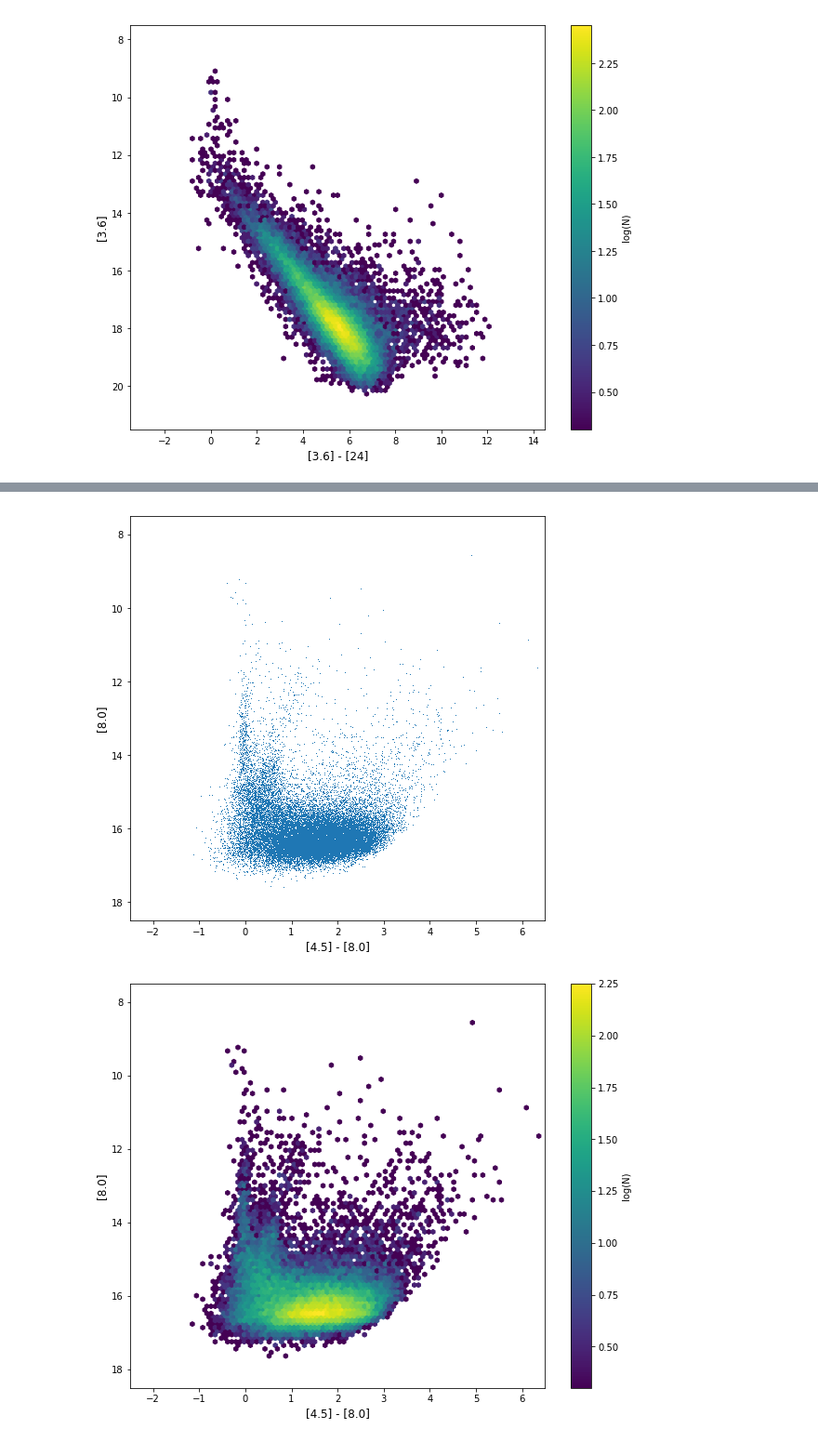
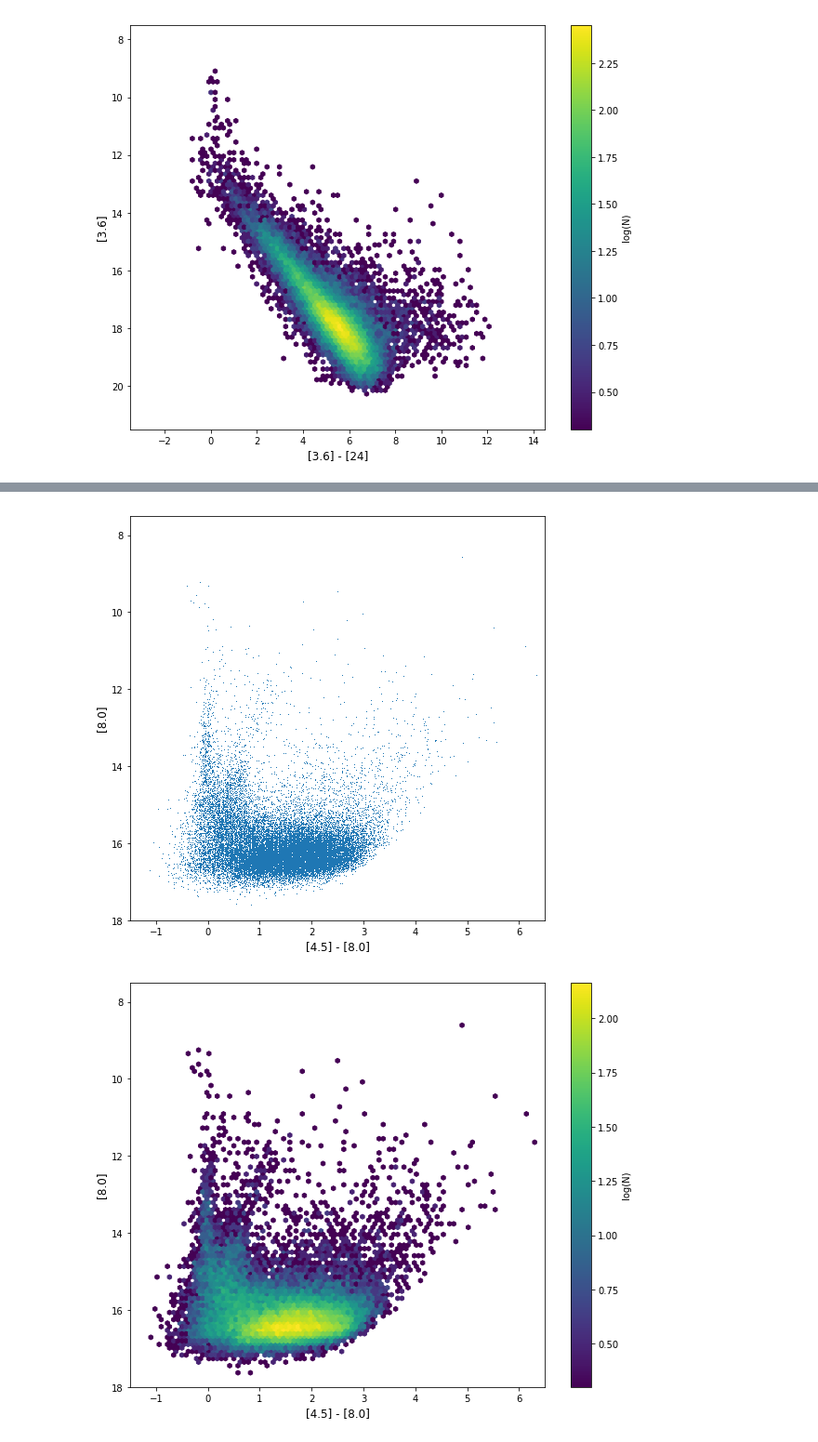
Before and after one commit to alechirschauer/SASP, a Jupyter notebook: CMD_10May2018.ipynb, the cells around one changed output, grey strips where cells are left out. Shown at 93% size. Cells and saved outputs as stored; diff of their text form; code cells hidden in the pictures.

```diff
--- a/CMD_10May2018.ipynb
+++ b/CMD_10May2018.ipynb
@@ -271,24 +271,24 @@ cb = plt.colorbar(im1, label='log(N)')
 # %%
 # [8.0] vs. [4.5]-[8.0]
 #
 plt.figure(figsize=(8,8))
 plt.plot(filter_phot_data.fourfiveMINUSeightzero,filter_phot_data.k80mag,',')
-plt.ylim(18.5, 7.5)
-plt.xlim(-2.5, 6.5)
+plt.xlim(-1.5, 6.5)
+plt.ylim(18.0, 7.5)
+plt.xlabel('[4.5] - [8.0]', size=12)
 plt.ylabel('[8.0]', size=12)
-plt.xlabel('[4.5] - [8.0]', size=12)
 #
 fig, ax1 = plt.subplots(1, 1, figsize=(10, 8))
-plt.ylim(18.5, 7.5)
-plt.xlim(-2.5, 6.5)
+plt.xlim(-1.5, 6.5)
+plt.ylim(18.0, 7.5)
 im1 = ax1.hexbin(filter_phot_data.fourfiveMINUSeightzero, filter_phot_data.k80mag, bins='log', cmap=plt.cm.viridis,
-               mincnt=1, extent=(-2.5, 6.5, 18.5, 7.5))
+               mincnt=1, extent=(-1.5, 6.5, 18.0, 7.5))
 ax1.set_xlabel('[4.5] - [8.0]', size=12)
 ax1.set_ylabel('[8.0]', size=12)
 cb = plt.colorbar(im1, label='log(N)')
 # %% [output]
-[figure, old version]
+[figure, new version]
-[figure, old version]
+[figure, new version]
 # %%
 # [8.0] vs. [8.0]-[24]
 #
```
Also changed, not shown: parts of 16 cells of this notebook.
